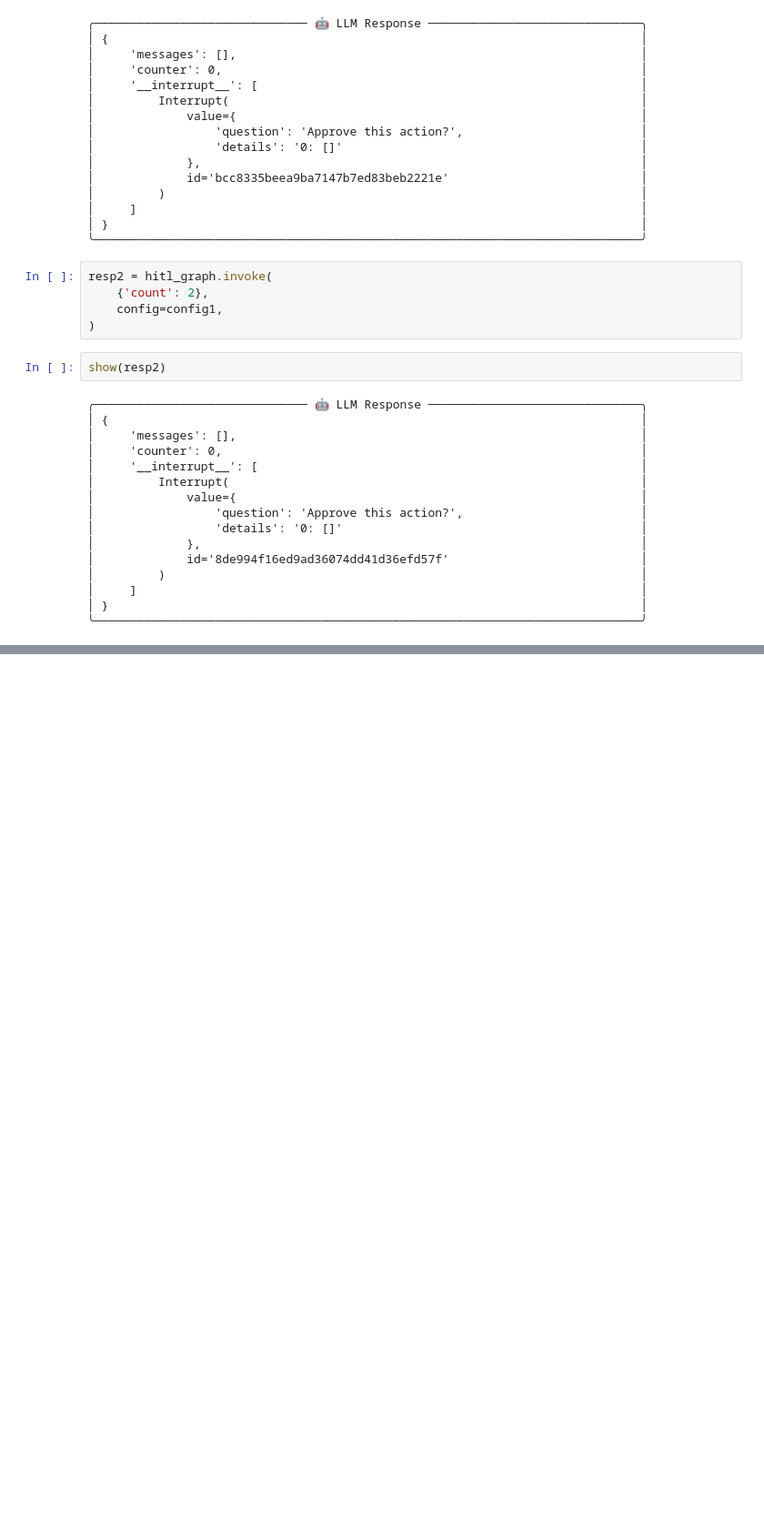
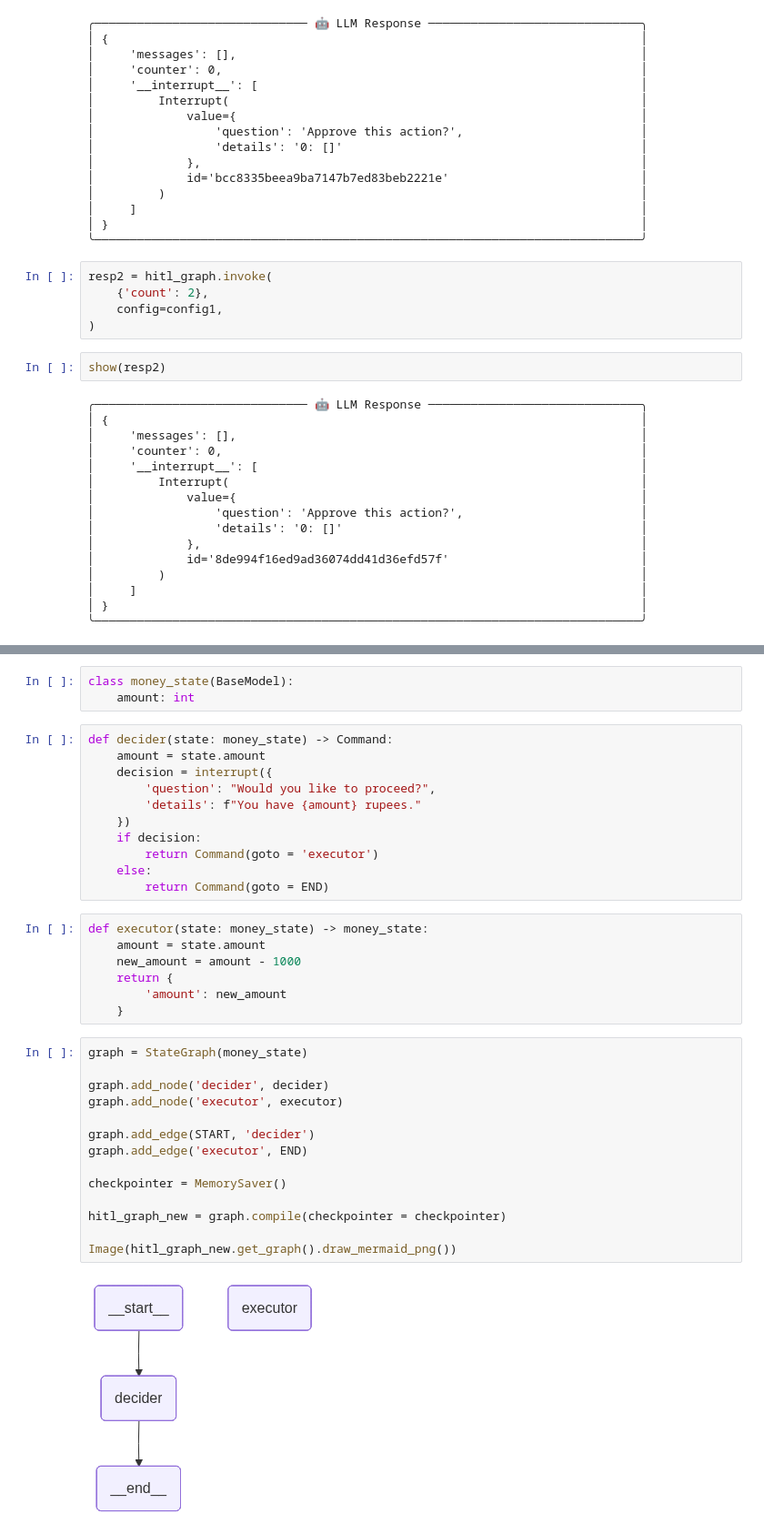
Before and after one commit to srj1407/bot, a Jupyter notebook: Langgraph_Practice/Human_In_The_Loop.ipynb, the cells around one changed output, grey strips where cells are left out. Shown at 91% size. Cells and saved outputs as stored; diff of their text form; blank space fills up the shorter version.

```diff
--- a/Langgraph_Practice/Human_In_The_Loop.ipynb
+++ b/Langgraph_Practice/Human_In_The_Loop.ipynb
@@ -549,0 +658,37 @@ StateSnapshot(
+# %%
+class money_state(BaseModel):
+    amount: int
+# %%
+def decider(state: money_state) -> Command:
+    amount = state.amount
+    decision = interrupt({
+        'question': "Would you like to proceed?",
+        'details': f"You have {amount} rupees."
+    })
+    if decision:
+        return Command(goto = 'executor')
+    else:
+        return Command(goto = END)
+# %%
+def executor(state: money_state) -> money_state:
+    amount = state.amount
+    new_amount = amount - 1000
+    return {
+        'amount': new_amount
+    }
+# %%
+graph = StateGraph(money_state)
+
+graph.add_node('decider', decider)
+graph.add_node('executor', executor)
+
+graph.add_edge(START, 'decider')
+graph.add_edge('executor', END)
+
+checkpointer = MemorySaver()
+
+hitl_graph_new = graph.compile(checkpointer = checkpointer)
+
+Image(hitl_graph_new.get_graph().draw_mermaid_png())
+# %% [output]
+[figure, added]
```
Also changed, not shown: parts of 23 cells of this notebook.
